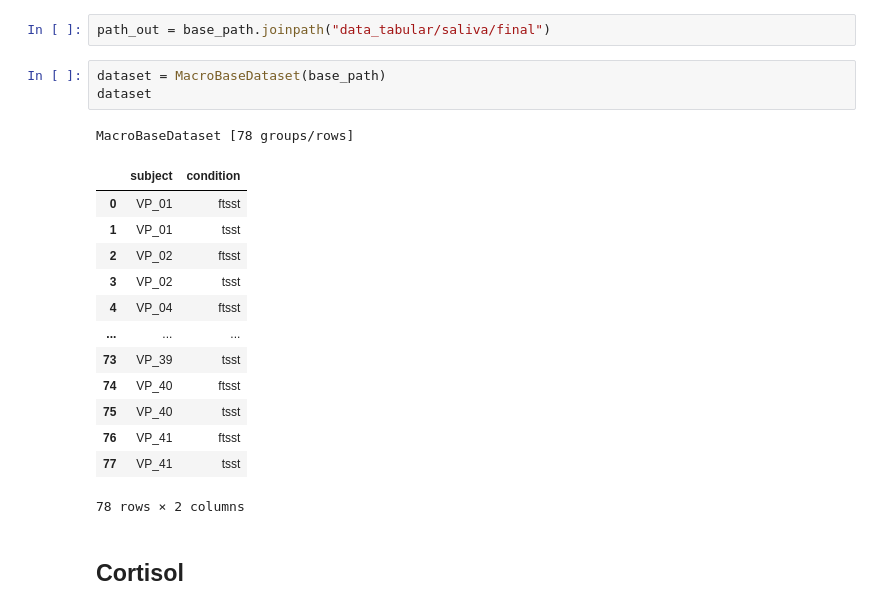
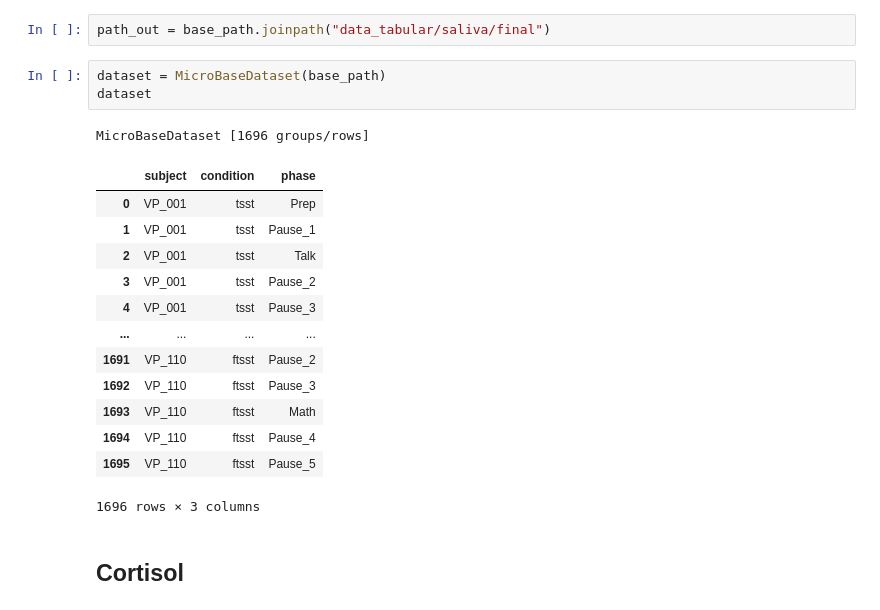
Before and after one commit to empkins/empkins-d03-preprocessing, a Jupyter notebook: experiments/2022_12_micro/biomarker/Saliva_Processing.ipynb, the cells around one changed output. Saved outputs shown, nothing was run; the diff lists cells and outputs as text.

```diff
--- a/experiments/2022_12_micro/biomarker/Saliva_Processing.ipynb
+++ b/experiments/2022_12_micro/biomarker/Saliva_Processing.ipynb
@@ -54,23 +54,23 @@ PosixPath('/Volumes/luca_ssd/Study_Data/2022_05_AP01_Macro')
 # %%
 path_out = base_path.joinpath("data_tabular/saliva/final")
 # %%
-dataset = MacroBaseDataset(base_path)
+dataset = MicroBaseDataset(base_path)
 dataset
 # %% [output]
-MacroBaseDataset [78 groups/rows]
+MicroBaseDataset [1696 groups/rows]
-|  | subject | condition |
-| 0 | VP_01 | ftsst |
-| 1 | VP_01 | tsst |
-| 2 | VP_02 | ftsst |
-| 3 | VP_02 | tsst |
-| 4 | VP_04 | ftsst |
-| ... | ... | ... |
-| 73 | VP_39 | tsst |
-| 74 | VP_40 | ftsst |
-| 75 | VP_40 | tsst |
-| 76 | VP_41 | ftsst |
-| 77 | VP_41 | tsst |
+|  | subject | condition | phase |
+| 0 | VP_001 | tsst | Prep |
+| 1 | VP_001 | tsst | Pause_1 |
+| 2 | VP_001 | tsst | Talk |
+| 3 | VP_001 | tsst | Pause_2 |
+| 4 | VP_001 | tsst | Pause_3 |
+| ... | ... | ... | ... |
+| 1691 | VP_110 | ftsst | Pause_2 |
+| 1692 | VP_110 | ftsst | Pause_3 |
+| 1693 | VP_110 | ftsst | Math |
+| 1694 | VP_110 | ftsst | Pause_4 |
+| 1695 | VP_110 | ftsst | Pause_5 |
-78 rows × 2 columns
+1696 rows × 3 columns
 # %% [markdown]
 ## Cortisol
 # %% [markdown]
```
Also changed, not shown: parts of 21 cells of this notebook.
